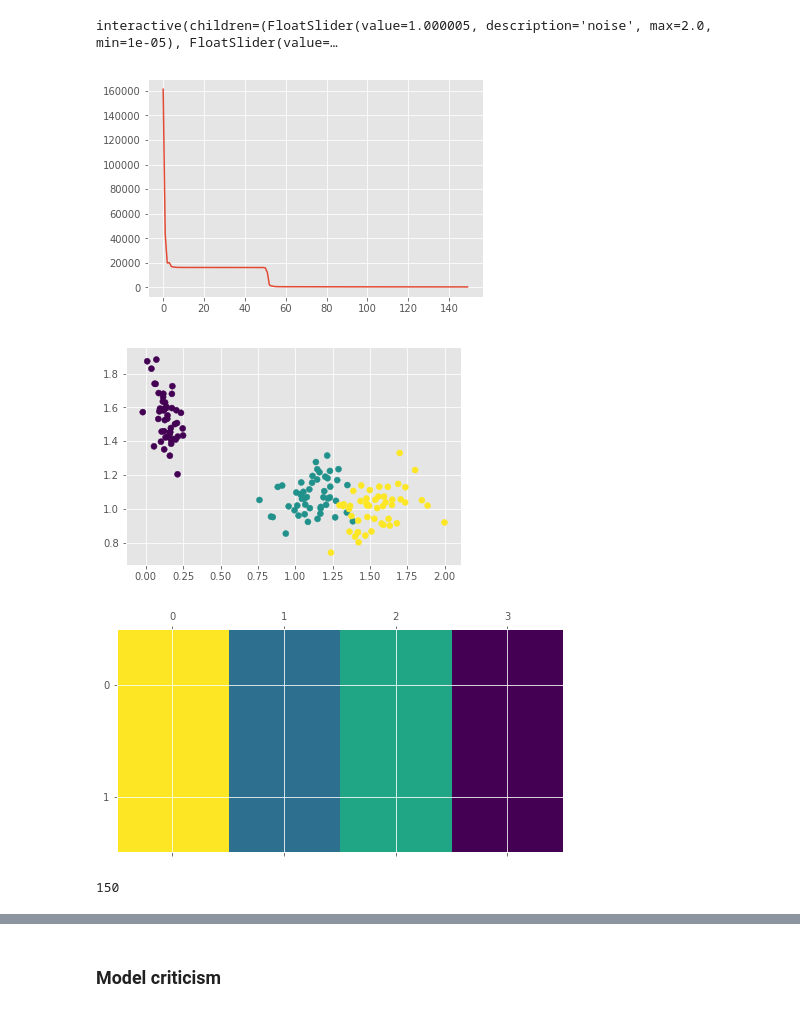
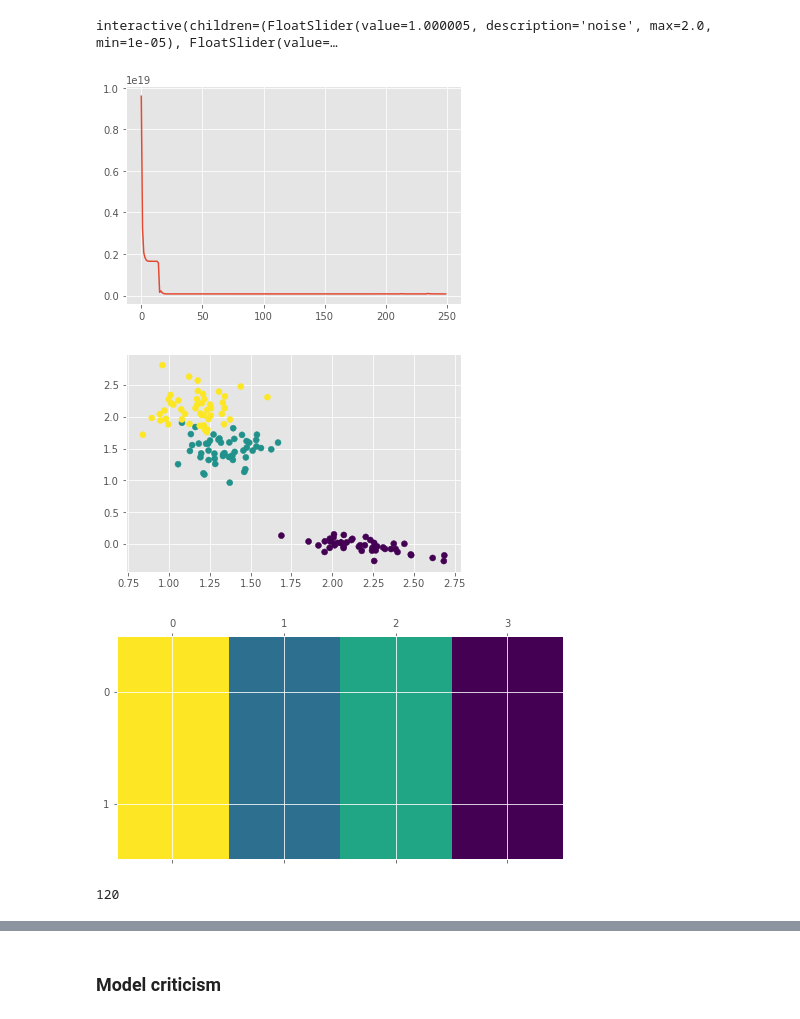
Before and after one commit to vu-minh/prob_dr, a Jupyter notebook: PPCA_MAP.ipynb, the cells around one changed output, grey strips where cells are left out. Saved outputs shown, nothing was run; the diff lists cells and outputs as text; code cells hidden in the pictures.

Commit message:
Change learning rate for MAP

```diff
--- a/PPCA_MAP.ipynb
+++ b/PPCA_MAP.ipynb
@@ -89,7 +89,7 @@ Note that the `log_joint` function created by `ed.make_log_joint_fn` will repres
 # that means, to transfer the prior to the posterior
 # and the final expected results will be in `w_inferred_map` and `z_inferred_map`
 
-def train_map(noise, std_w):
+def train_map(noise, std_w, num_epochs=1000, learning_rate=0.05):
     tf.reset_default_graph()
 
     # first, define `w` and `z` as variable in the model
@@ -114,15 +114,13 @@ def train_map(noise, std_w):
     # that's why we conver the maximization prob. to mizimization one
     energy = - target(w, z)
 
-    optimizer = tf.train.AdamOptimizer(learning_rate=0.05)
+    optimizer = tf.train.AdamOptimizer(learning_rate)
     train = optimizer.minimize(energy)
 
     # Learning params === Infering
     init = tf.global_variables_initializer()
     losses = []
     traceZ = []
-    num_epochs = 1500
-
     with tf.Session() as sess:
         sess.run(init)
         for i in range(num_epochs):
@@ -150,20 +148,20 @@ def ppca_map(noise, std_w):
 # %% [output]
 interactive(children=(FloatSlider(value=1.000005, description='noise', max=2.0, min=1e-05), FloatSlider(value=…
 # %%
-losses, w_map, z_map, traceZ = train_map(noise=0.1, std_w=1.0)
+losses, w_map, z_map, traceZ = train_map(noise=1e-8, std_w=1.0, num_epochs=2500, learning_rate=0.25)
 plt.plot(range(len(losses)), losses)
 plt.show()
 plt.scatter(z_map[0, :], z_map[1, :], c=y_class)
 plt.matshow(w_inferred_map.T, cmap='viridis')
 plt.show()
 # %% [output]
-[figure, old version]
+[figure, new version]
-[figure, old version]
+[figure, new version]
 [figure]
 # %%
 print(len(traceZ))
 # %% [output]
-150
+120
 # %%
 # 150 traces
 
```
Also changed, not shown: parts of 2 cells of this notebook.
